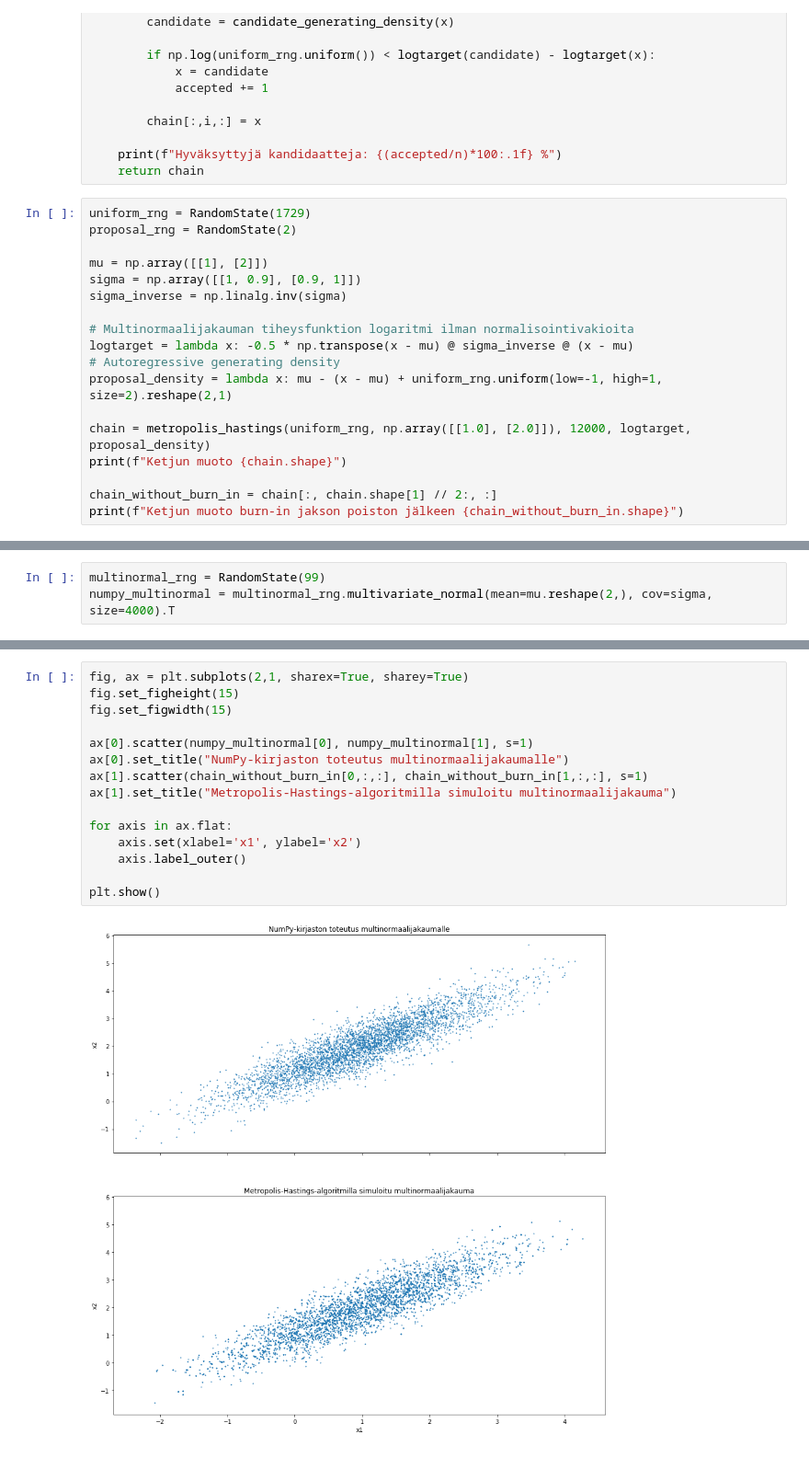
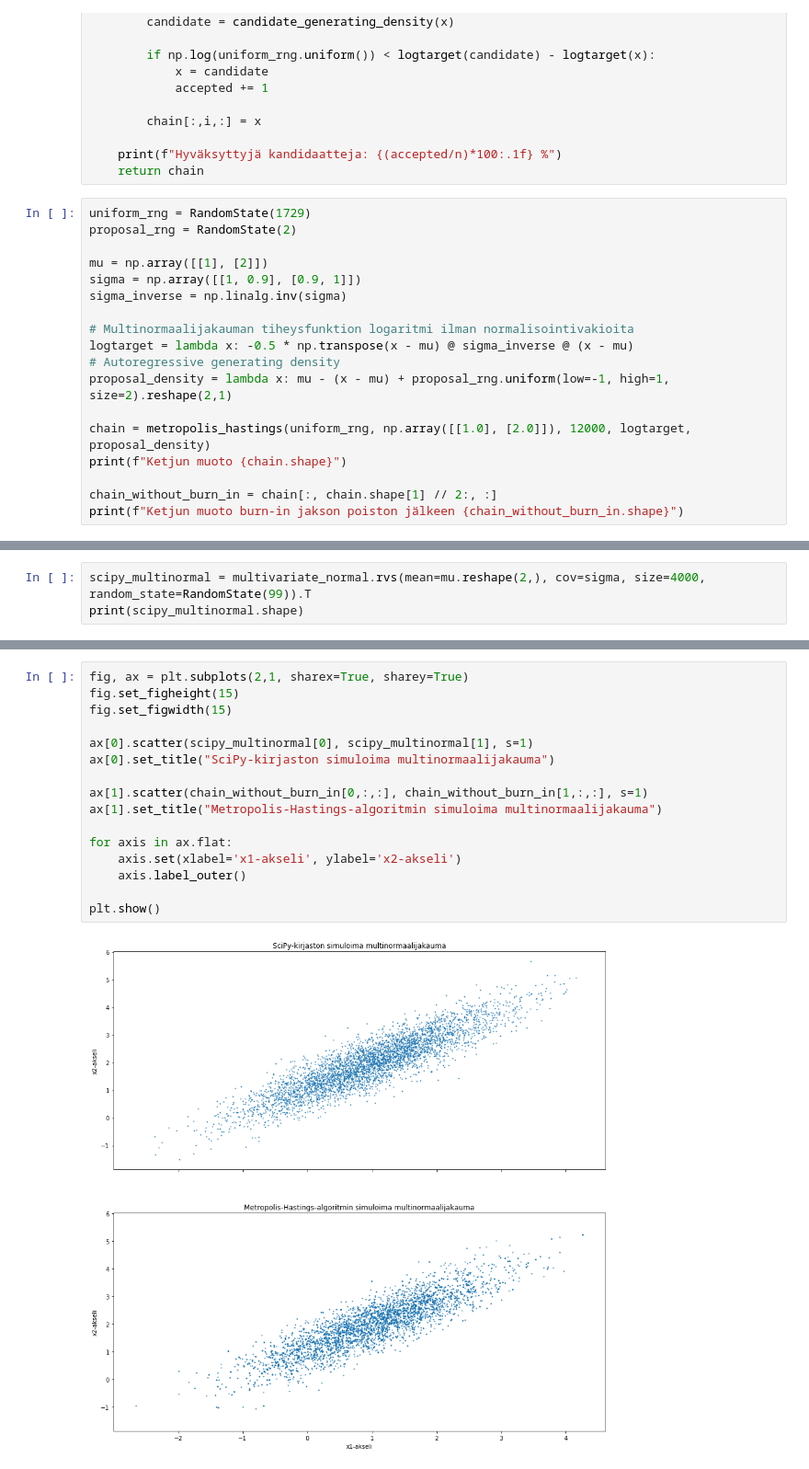
Before and after one commit to Jsos17/Monte_Carlo, a Jupyter notebook: Metropolis-Hastings_multinormal.ipynb, the cells around one changed output, grey strips where cells are left out. Shown: that part at 92% size. Cells and saved outputs as stored; diff of their text form.

Commit message:
Change to use SciPy's multinormal instead of NumPy's

```diff
--- a/Metropolis-Hastings_multinormal.ipynb
+++ b/Metropolis-Hastings_multinormal.ipynb
@@ -30,7 +31,7 @@ sigma_inverse = np.linalg.inv(sigma)
 # Multinormaalijakauman tiheysfunktion logaritmi ilman normalisointivakioita
 logtarget = lambda x: -0.5 * np.transpose(x - mu) @ sigma_inverse @ (x - mu)
 # Autoregressive generating density
-proposal_density = lambda x: mu - (x - mu) + uniform_rng.uniform(low=-1, high=1, size=2).reshape(2,1)
+proposal_density = lambda x: mu - (x - mu) + proposal_rng.uniform(low=-1, high=1, size=2).reshape(2,1)
 
 chain = metropolis_hastings(uniform_rng, np.array([[1.0], [2.0]]), 12000, logtarget, proposal_density)
 print(f"Ketjun muoto {chain.shape}")
@@ -42,5 +43,5 @@ Hyväksyttyjä kandidaatteja: 47.0 %
 Ketjun muoto (2, 12000, 1)
 Ketjun muoto burn-in jakson poiston jälkeen (2, 6000, 1)
 # %%
-multinormal_rng = RandomState(99)
-numpy_multinormal = multinormal_rng.multivariate_normal(mean=mu.reshape(2,), cov=sigma, size=4000).T
+scipy_multinormal = multivariate_normal.rvs(mean=mu.reshape(2,), cov=sigma, size=4000, random_state=RandomState(99)).T
+print(scipy_multinormal.shape)
@@ -47,17 +50,18 @@ numpy_multinormal = multinormal_rng.multivariate_normal(mean=mu.reshape(2,), cov
 # %%
 fig, ax = plt.subplots(2,1, sharex=True, sharey=True)
 fig.set_figheight(15)
 fig.set_figwidth(15)
 
-ax[0].scatter(numpy_multinormal[0], numpy_multinormal[1], s=1)
-ax[0].set_title("NumPy-kirjaston toteutus multinormaalijakaumalle")
+ax[0].scatter(scipy_multinormal[0], scipy_multinormal[1], s=1)
+ax[0].set_title("SciPy-kirjaston simuloima multinormaalijakauma")
+
 ax[1].scatter(chain_without_burn_in[0,:,:], chain_without_burn_in[1,:,:], s=1)
-ax[1].set_title("Metropolis-Hastings-algoritmilla simuloitu multinormaalijakauma")
+ax[1].set_title("Metropolis-Hastings-algoritmin simuloima multinormaalijakauma")
 
 for axis in ax.flat:
-    axis.set(xlabel='x1', ylabel='x2')
+    axis.set(xlabel='x1-akseli', ylabel='x2-akseli')
     axis.label_outer()
 
 plt.show()
 # %% [output]
-[figure, old version]
+[figure, new version]
```
Also changed, not shown: parts of 3 cells of this notebook.
